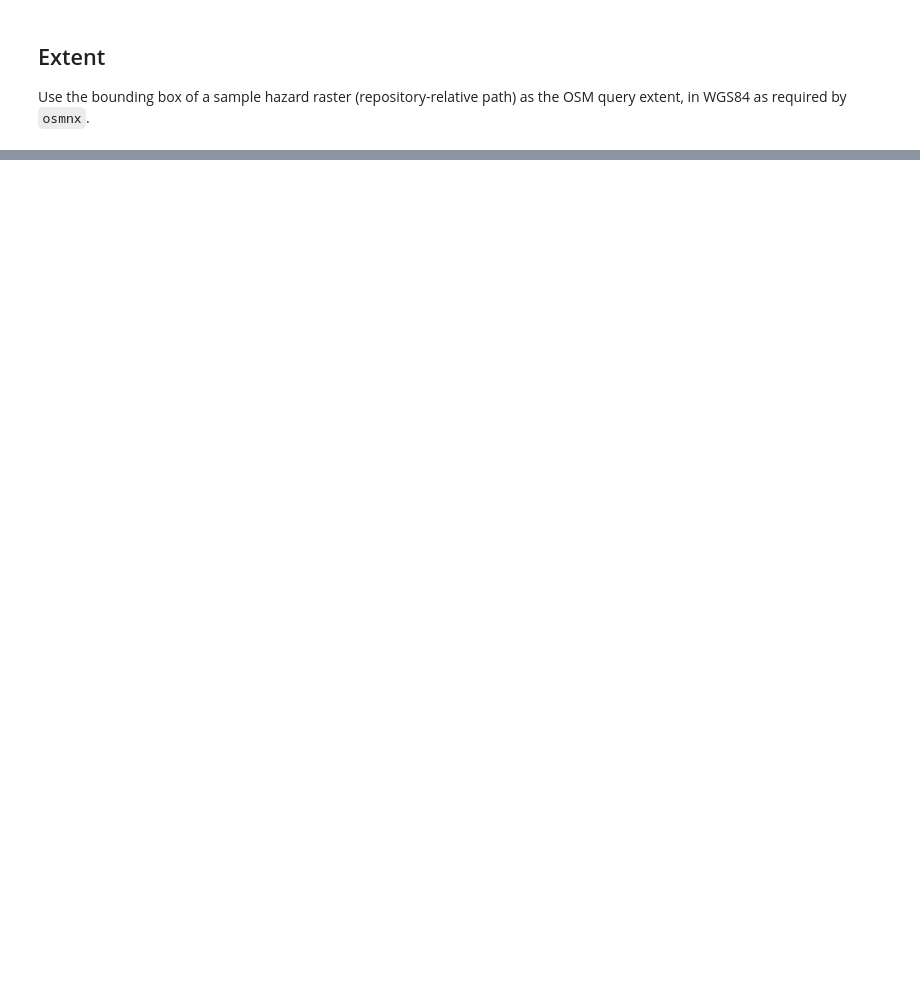
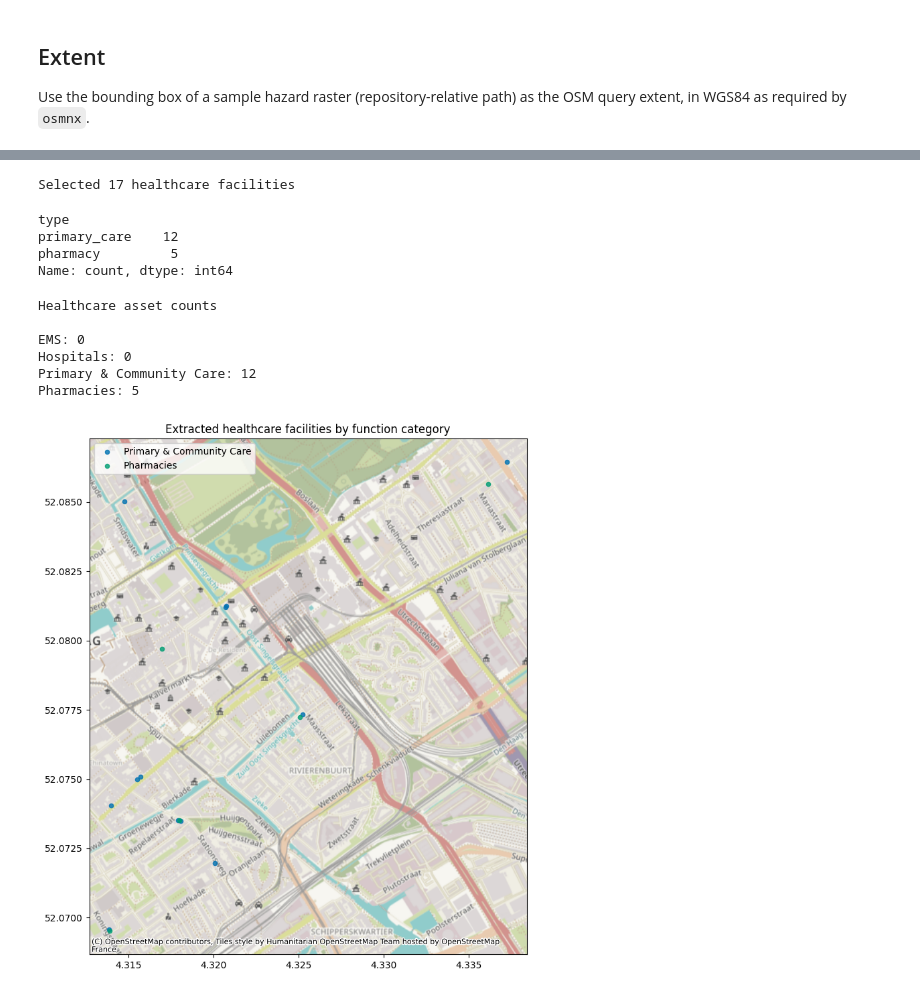
Before and after one commit to edPeregrina/powerpath, a Jupyter notebook: book/preprocessing/extract_amenities_from_extent.ipynb, the cells around one changed output, grey strips where cells are left out. Drawn from its saved outputs; the diff is of its cells as text; code cells hidden in the pictures; blank space fills up the shorter version.

```diff
--- a/book/preprocessing/extract_amenities_from_extent.ipynb
+++ b/book/preprocessing/extract_amenities_from_extent.ipynb
@@ -33,7 +50,8 @@ healthcare_tags = {
 Use the bounding box of a sample hazard raster (repository-relative path) as the OSM query extent, in WGS84 as required by `osmnx`.
 # %%
 config = get_config()
-raster_path = config['root_dir'] / 'raw_data' / 'hazard_maps_timesteps_tif' / 'timestep_1.tif'
+
+raster_path = config['root_dir'] / 'data' / 'test_samples' / 'test_hazard_timesteps' / 'Frag_timesteps_test1.tif'
 
 with rio_open(raster_path) as src:
     raster_bounds = box(*src.bounds)
@@ -76,0 +148,19 @@ Each facility keeps its own OSM `amenity` value (`hospital` / `clinic` / `doctor
+# %%
+
+dropped_points = point_amenities["type"].isna().sum()
+dropped_polygons = polygon_amenities["type"].isna().sum()
+if dropped_points or dropped_polygons:
+    print(
+        f"Dropping {dropped_points + dropped_polygons} facilities with tags outside "
+        "the EMS/hospital/primary_care/pharmacy taxonomy "
+        "(e.g. dentist, laboratory, alternative medicine)."
+    )
+    # detailed list of what will be dropped
+    dropped_facilities = pd.concat([
+        point_amenities[point_amenities["type"].isna()],
+        polygon_amenities[polygon_amenities["type"].isna()]
+    ], ignore_index=True)
+    print("Dropped facilities:")
+    print(dropped_facilities[["name", "healthcare", "amenity"]].to_string(index=False))
+point_amenities = point_amenities.dropna(subset=["type"])
+polygon_amenities = polygon_amenities.dropna(subset=["type"])
@@ -77,21 +185,45 @@ Each facility keeps its own OSM `amenity` value (`hospital` / `clinic` / `doctor
 # %%
-point_amenities["type"] = point_amenities["amenity"]
-polygon_amenities["type"] = polygon_amenities["amenity"]
-
 healthcare = gpd.GeoDataFrame(
     pd.concat([point_amenities, polygon_amenities], ignore_index=True)
 ).drop_duplicates(subset=["name"]).sort_values("name")
 
 print(f"Selected {len(healthcare)} healthcare facilities")
 healthcare["type"].value_counts()
+# %% [output]
+Selected 17 healthcare facilities
+type
+primary_care    12
+pharmacy         5
+Name: count, dtype: int64
+# %%
+# Validation: print facility counts per function category so the
+# taxonomy can be verified quickly as part of the notebook workflow.
+print("Healthcare asset counts")
+print()
+counts = healthcare["type"].value_counts()
+for category, label in CATEGORY_LABELS.items():
+    print(f"{label}: {int(counts.get(category, 0))}")
+# %% [output]
+Healthcare asset counts
+
+EMS: 0
+Hospitals: 0
+Primary & Community Care: 12
+Pharmacies: 5
 # %%
-# Interactive plot of all mapped amenities with a basemap
+# Plot all mapped amenities, coloured by healthcare function category
 fig, ax = plt.subplots(figsize=(10, 10))
-polygon_amenities.plot(ax=ax, color="blue", alpha=0.5, edgecolor="k")
-point_amenities.plot(ax=ax, color="red", alpha=0.5, markersize=10)
+cat_colors = {'ems': '#E69F00', 'hospital': '#D55E00', 'primary_care': '#0072B2', 'pharmacy': '#009E73'}
+for category, color in cat_colors.items():
+    subset = healthcare[healthcare["type"] == category]
+    if len(subset):
+        subset.plot(ax=ax, color=color, alpha=0.8, markersize=20, label=CATEGORY_LABELS[category])
 ctx.add_basemap(ax, crs=healthcare.crs.to_string())
-ax.set_title("Extracted healthcare facilities (hospital / clinic / doctors)")
+ax.set_title("Extracted healthcare facilities by function category")
+ax.legend()
 plt.show()
+# %% [output]
+[figure, added]
 # %%
 output_path = config['healthcare_dir'] / "healthcare_amenities.gpkg"
 output_path.parent.mkdir(parents=True, exist_ok=True)
```
Also changed, not shown: parts of 14 cells of this notebook, 7 other files.
